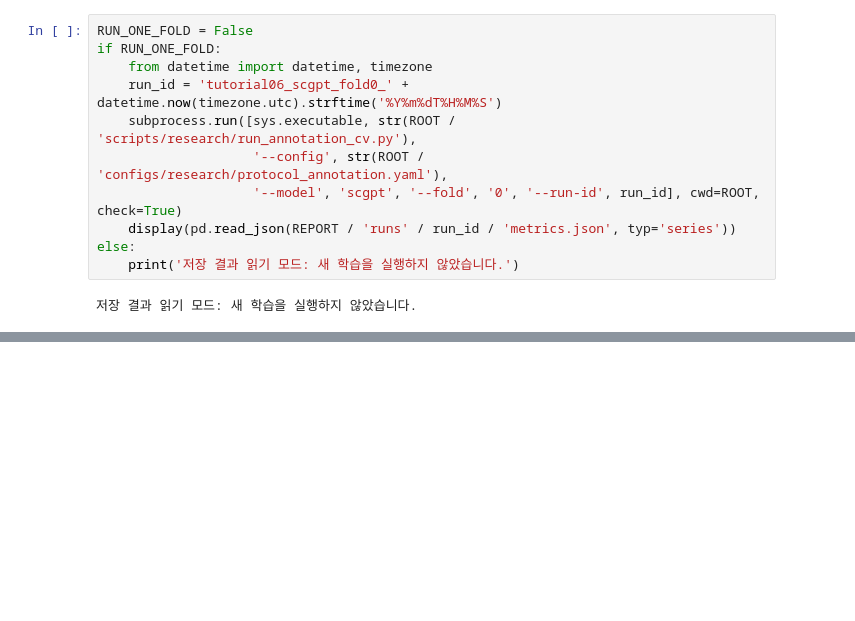
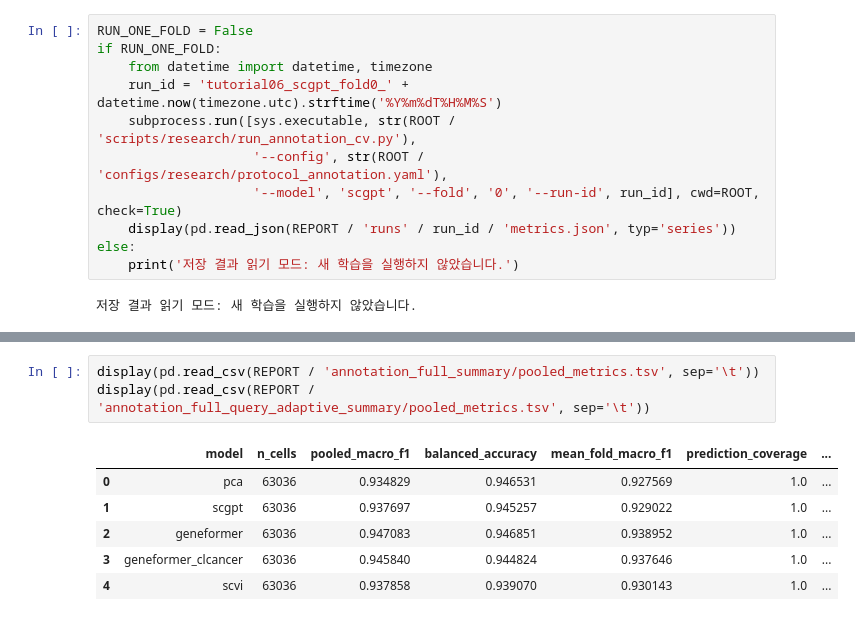
Before and after one commit to honbul/vcell_liver, a Jupyter notebook: notebooks/06_research_development_cv.ipynb, the cells around one changed output, grey strips where cells are left out. Saved outputs shown, nothing was run; the diff lists cells and outputs as text; blank space fills up the shorter version.

```diff
--- a/notebooks/06_research_development_cv.ipynb
+++ b/notebooks/06_research_development_cv.ipynb
@@ -102,0 +107,10 @@ else:
+# %%
+display(pd.read_csv(REPORT / 'annotation_full_summary/pooled_metrics.tsv', sep='\t'))
+display(pd.read_csv(REPORT / 'annotation_full_query_adaptive_summary/pooled_metrics.tsv', sep='\t'))
+# %% [output]
+|  | model | n_cells | pooled_macro_f1 | balanced_accuracy | mean_fold_macro_f1 | prediction_coverage | ... |
+| 0 | pca | 63036 | 0.934829 | 0.946531 | 0.927569 | 1.0 | ... |
+| 1 | scgpt | 63036 | 0.937697 | 0.945257 | 0.929022 | 1.0 | ... |
+| 2 | geneformer | 63036 | 0.947083 | 0.946851 | 0.938952 | 1.0 | ... |
+| 3 | geneformer_clcancer | 63036 | 0.945840 | 0.944824 | 0.937646 | 1.0 | ... |
+| 4 | scvi | 63036 | 0.937858 | 0.939070 | 0.930143 | 1.0 | ... |
```
Also changed, not shown: parts of 7 cells of this notebook, 19 other files.
